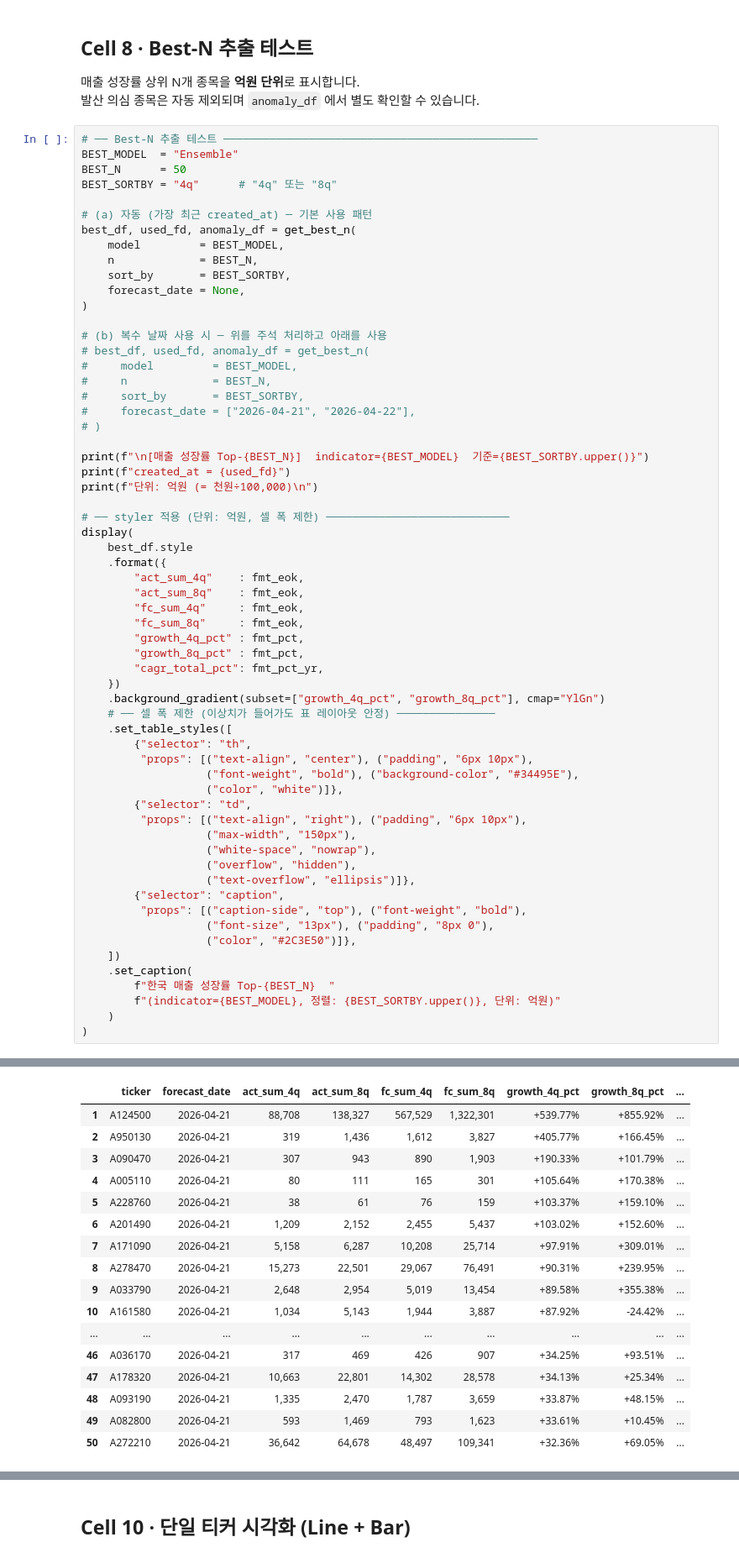
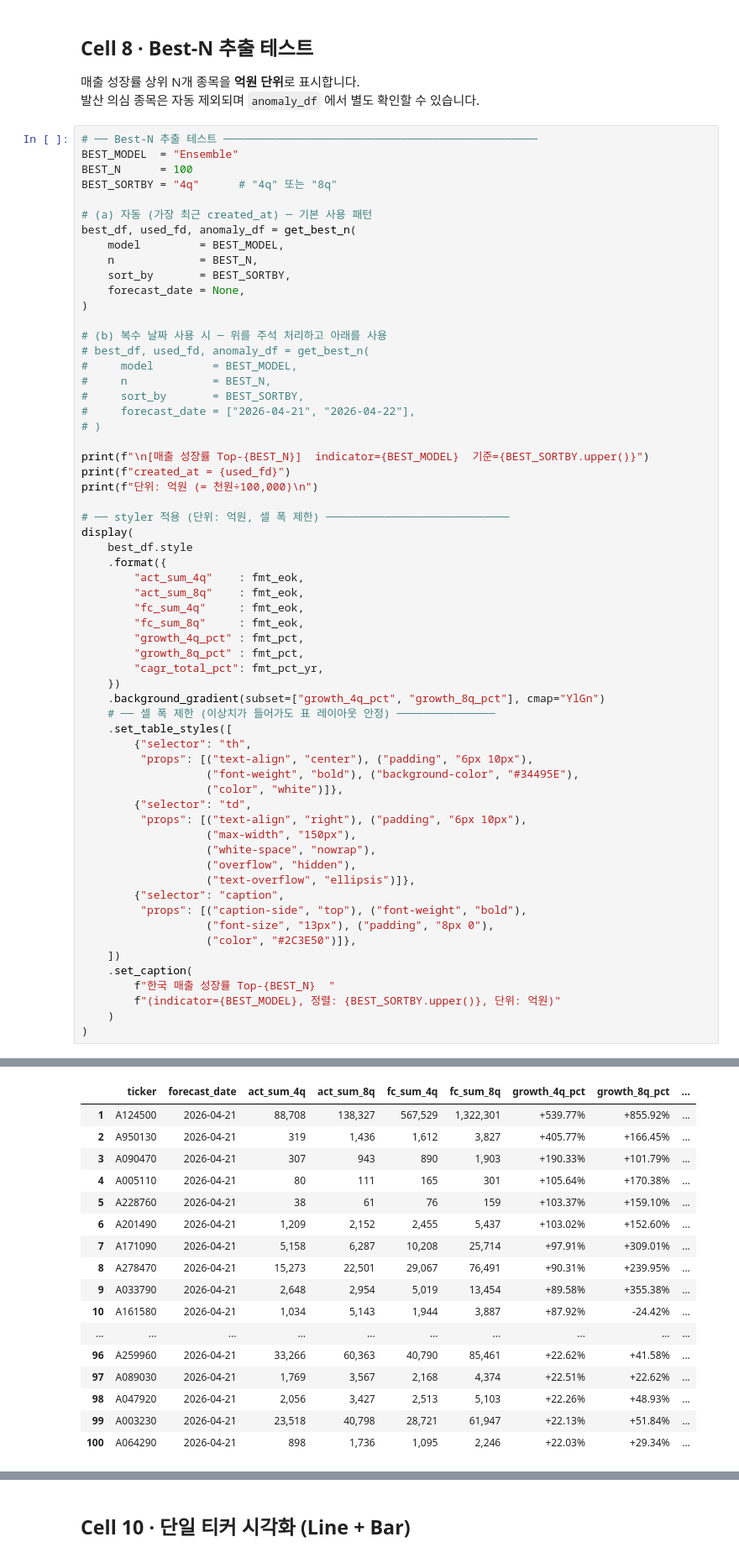
Before and after one commit to stox74/stock_forecast, a Jupyter notebook: Korea_Market/analysis/한국기업_매출예측/korea_revenue_analysis_notebook_v2.ipynb, the cells around one changed output, grey strips where cells are left out. Shown at 84% size. Cells and saved outputs as stored; diff of their text form.

```diff
--- a/Korea_Market/analysis/한국기업_매출예측/korea_revenue_analysis_notebook_v2.ipynb
+++ b/Korea_Market/analysis/한국기업_매출예측/korea_revenue_analysis_notebook_v2.ipynb
@@ -676,7 +676,7 @@ print("[OK] get_best_n 함수 정의 완료 (v2: anomaly_df 분리 반환)")
 # %%
 # ── Best-N 추출 테스트 ────────────────────────────────────────────────
 BEST_MODEL  = "Ensemble"
-BEST_N      = 50
+BEST_N      = 100
 BEST_SORTBY = "4q"      # "4q" 또는 "8q"
 
 # (a) 자동 (가장 최근 created_at) ─ 기본 사용 패턴
@@ -748,17 +748,17 @@ created_at = ['2026-04-21']
 |  | ticker | forecast_date | act_sum_4q | act_sum_8q | fc_sum_4q | fc_sum_8q | growth_4q_pct | growth_8q_pct | ... |
 | 1 | A124500 | 2026-04-21 | 88,708 | 138,327 | 567,529 | 1,322,301 | +539.77% | +855.92% | ... |
 | 2 | A950130 | 2026-04-21 | 319 | 1,436 | 1,612 | 3,827 | +405.77% | +166.45% | ... |
 | 3 | A090470 | 2026-04-21 | 307 | 943 | 890 | 1,903 | +190.33% | +101.79% | ... |
 | 4 | A005110 | 2026-04-21 | 80 | 111 | 165 | 301 | +105.64% | +170.38% | ... |
 | 5 | A228760 | 2026-04-21 | 38 | 61 | 76 | 159 | +103.37% | +159.10% | ... |
 | 6 | A201490 | 2026-04-21 | 1,209 | 2,152 | 2,455 | 5,437 | +103.02% | +152.60% | ... |
 | 7 | A171090 | 2026-04-21 | 5,158 | 6,287 | 10,208 | 25,714 | +97.91% | +309.01% | ... |
 | 8 | A278470 | 2026-04-21 | 15,273 | 22,501 | 29,067 | 76,491 | +90.31% | +239.95% | ... |
 | 9 | A033790 | 2026-04-21 | 2,648 | 2,954 | 5,019 | 13,454 | +89.58% | +355.38% | ... |
 | 10 | A161580 | 2026-04-21 | 1,034 | 5,143 | 1,944 | 3,887 | +87.92% | -24.42% | ... |
 | ... | ... | ... | ... | ... | ... | ... | ... | ... | ... |
-| 46 | A036170 | 2026-04-21 | 317 | 469 | 426 | 907 | +34.25% | +93.51% | ... |
-| 47 | A178320 | 2026-04-21 | 10,663 | 22,801 | 14,302 | 28,578 | +34.13% | +25.34% | ... |
-| 48 | A093190 | 2026-04-21 | 1,335 | 2,470 | 1,787 | 3,659 | +33.87% | +48.15% | ... |
-| 49 | A082800 | 2026-04-21 | 593 | 1,469 | 793 | 1,623 | +33.61% | +10.45% | ... |
-| 50 | A272210 | 2026-04-21 | 36,642 | 64,678 | 48,497 | 109,341 | +32.36% | +69.05% | ... |
+| 96 | A259960 | 2026-04-21 | 33,266 | 60,363 | 40,790 | 85,461 | +22.62% | +41.58% | ... |
+| 97 | A089030 | 2026-04-21 | 1,769 | 3,567 | 2,168 | 4,374 | +22.51% | +22.62% | ... |
+| 98 | A047920 | 2026-04-21 | 2,056 | 3,427 | 2,513 | 5,103 | +22.26% | +48.93% | ... |
+| 99 | A003230 | 2026-04-21 | 23,518 | 40,798 | 28,721 | 61,947 | +22.13% | +51.84% | ... |
+| 100 | A064290 | 2026-04-21 | 898 | 1,736 | 1,095 | 2,246 | +22.03% | +29.34% | ... |
```
Also changed, not shown: parts of 2 cells of this notebook, 1 other file.
